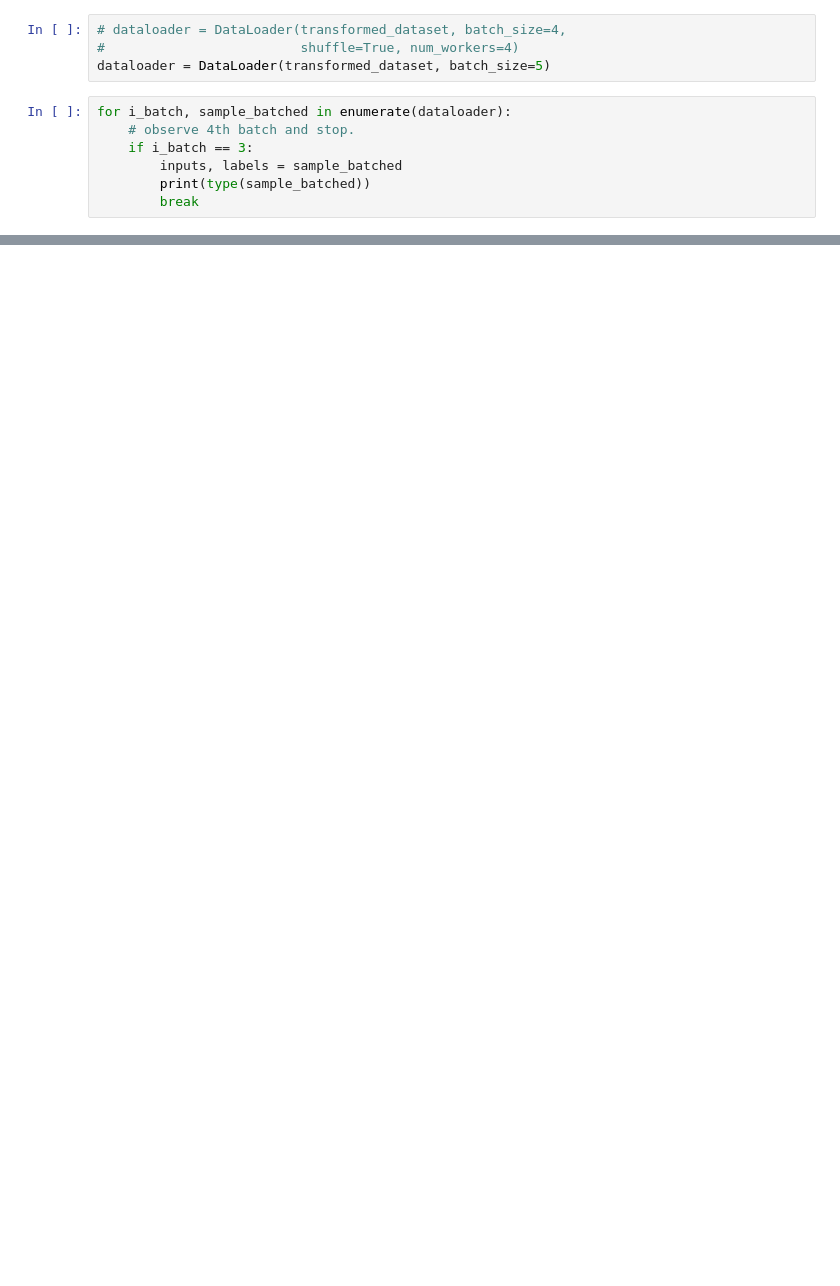
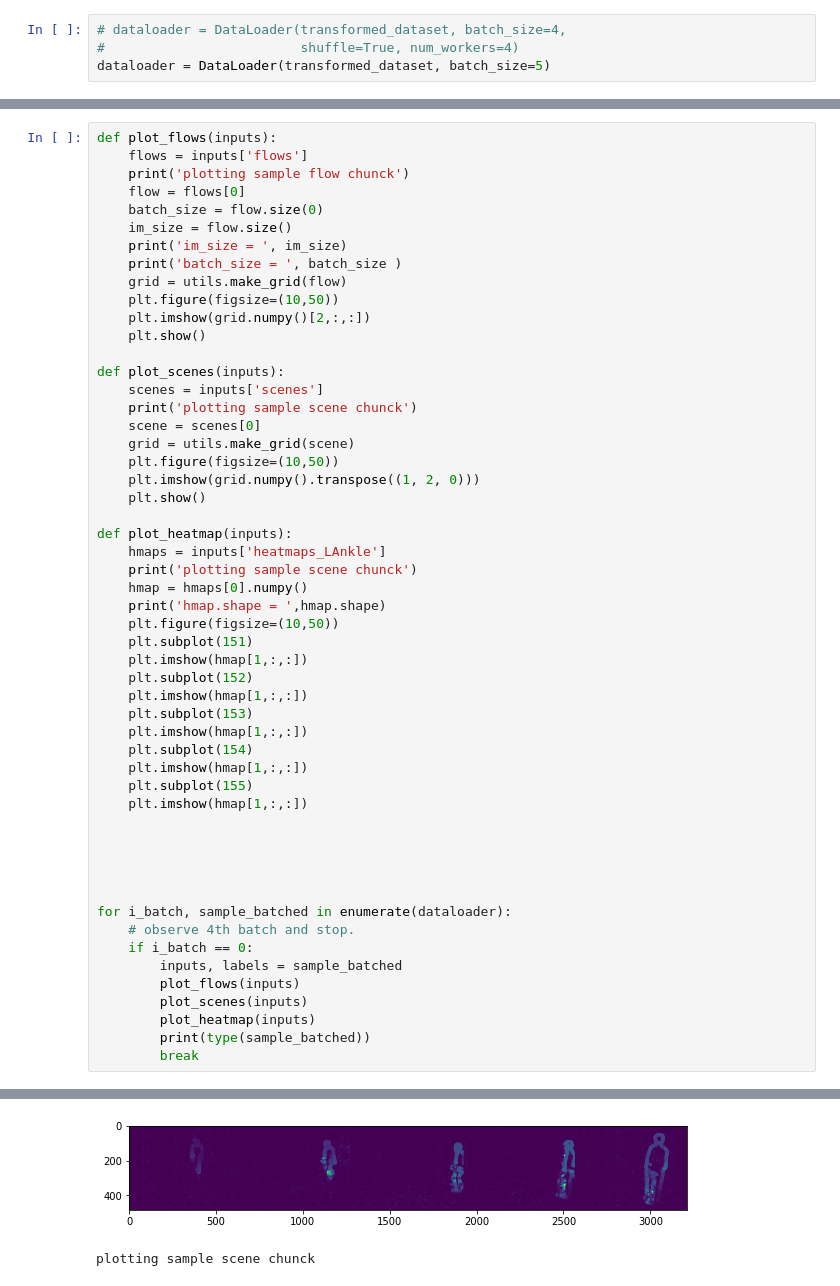
Before and after one commit to ronh-at-kit/gait_project, a Jupyter notebook: notebooks/casia-dataloader-training.ipynb, the cells around one changed output, grey strips where cells are left out. Saved outputs shown, nothing was run; the diff lists cells and outputs as text; blank space fills up the shorter version.

```diff
--- a/notebooks/casia-dataloader-training.ipynb
+++ b/notebooks/casia-dataloader-training.ipynb
@@ -110,10 +112,3 @@ sample['annotations']
 # dataloader = DataLoader(transformed_dataset, batch_size=4,
 #                         shuffle=True, num_workers=4)
 dataloader = DataLoader(transformed_dataset, batch_size=5)
-# %%
-for i_batch, sample_batched in enumerate(dataloader):
-    # observe 4th batch and stop.
-    if i_batch == 3:
-        inputs, labels = sample_batched
-        print(type(sample_batched))
-        break
@@ -123,0 +117,54 @@ for i_batch, sample_batched in enumerate(dataloader):
+# %%
+def plot_flows(inputs):
+    flows = inputs['flows']
+    print('plotting sample flow chunck')
+    flow = flows[0]
+    batch_size = flow.size(0)
+    im_size = flow.size()
+    print('im_size = ', im_size)
+    print('batch_size = ', batch_size )
+    grid = utils.make_grid(flow)
+    plt.figure(figsize=(10,50))
+    plt.imshow(grid.numpy()[2,:,:])
+    plt.show()
+
+def plot_scenes(inputs):
+    scenes = inputs['scenes']
+    print('plotting sample scene chunck')
+    scene = scenes[0]
+    grid = utils.make_grid(scene)
+    plt.figure(figsize=(10,50))
+    plt.imshow(grid.numpy().transpose((1, 2, 0)))
+    plt.show()
+
+def plot_heatmap(inputs):
+    hmaps = inputs['heatmaps_LAnkle']
+    print('plotting sample scene chunck')
+    hmap = hmaps[0].numpy()
+    print('hmap.shape = ',hmap.shape)
+    plt.figure(figsize=(10,50))
+    plt.subplot(151)
+    plt.imshow(hmap[1,:,:])
+    plt.subplot(152)
+    plt.imshow(hmap[1,:,:])
+    plt.subplot(153)
+    plt.imshow(hmap[1,:,:])
+    plt.subplot(154)
+    plt.imshow(hmap[1,:,:])
+    plt.subplot(155)
+    plt.imshow(hmap[1,:,:])
+
+
+
+
+
+for i_batch, sample_batched in enumerate(dataloader):
+    # observe 4th batch and stop.
+    if i_batch == 0:
+        inputs, labels = sample_batched
+        plot_flows(inputs)
+        plot_scenes(inputs)
+        plot_heatmap(inputs)
+        print(type(sample_batched))
+        break
+# %% [output]
@@ -123,0 +184,2 @@ for i_batch, sample_batched in enumerate(dataloader):
+[figure, added]
+plotting sample scene chunck
```
Also changed, not shown: parts of 9 cells of this notebook, 4 other files.
